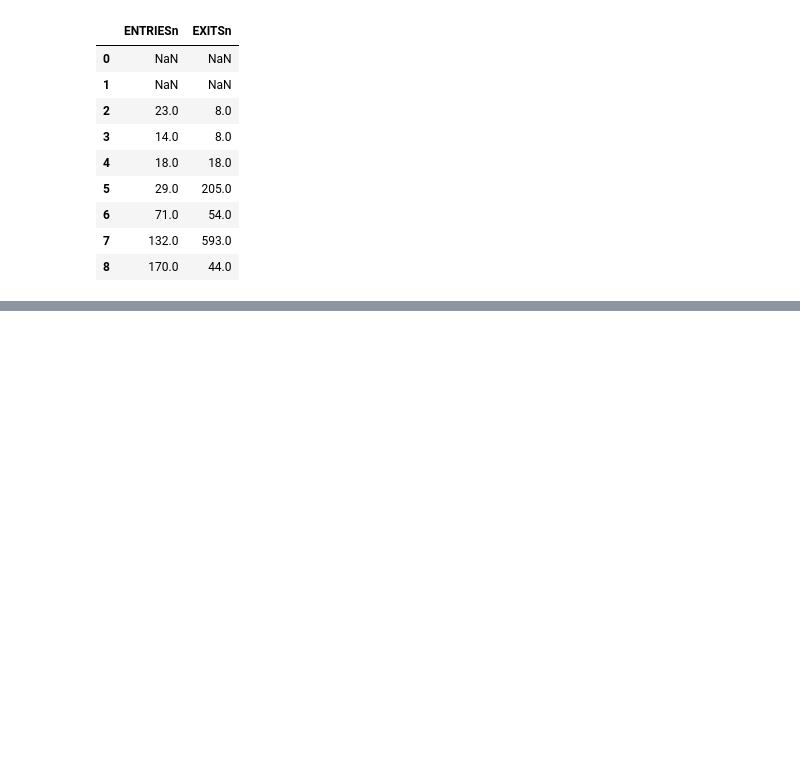
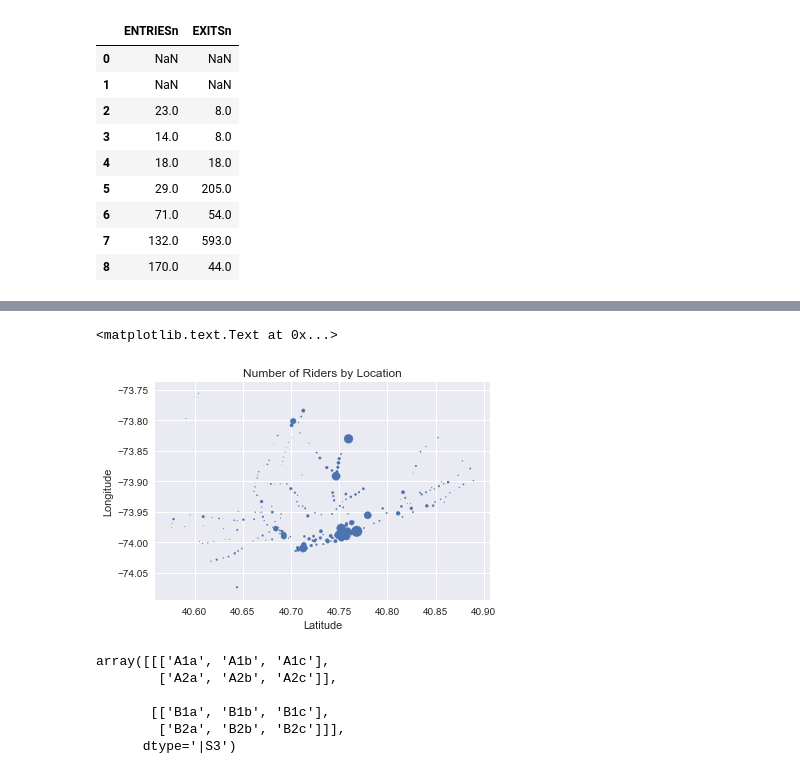
Before and after one commit to RedChueng/data_analysis_learning_in_udacity, a Jupyter notebook: Numpy_Pandas_Two_Dimensional.ipynb, the cells around one changed output, grey strips where cells are left out. Saved outputs shown, nothing was run; the diff lists cells and outputs as text; code cells hidden in the pictures; blank space fills up the shorter version.

```diff
--- a/Numpy_Pandas_Two_Dimensional.ipynb
+++ b/Numpy_Pandas_Two_Dimensional.ipynb
@@ -495,3 +507,19 @@ get_hourly_entries_and_exits(ridership_df).plot
 | 6 | 71.0 | 54.0 |
 | 7 | 132.0 | 593.0 |
 | 8 | 170.0 | 44.0 |
+# %%
+subway_df = pd.DataFrame({
+    'UNIT': ['R003', 'R003', 'R003', 'R003', 'R003', 'R004', 'R004', 'R004',
+             'R004', 'R004'],
+    'DATEn': ['05-01-11', '05-02-11', '05-03-11', '05-04-11', '05-05-11',
+              '05-01-11', '05-02-11', '05-03-11', '05-04-11', '05-05-11'],
+    'hour': [0, 0, 0, 0, 0, 0, 0, 0, 0, 0],
+    'ENTRIESn': [ 4388333,  4388348,  4389885,  4391507,  4393043, 14656120,
+                 14656174, 14660126, 14664247, 14668301],
+    'EXITSn': [ 2911002,  2911036,  2912127,  2913223,  2914284, 14451774,
+               14451851, 14454734, 14457780, 14460818],
+    'latitude': [ 40.689945,  40.689945,  40.689945,  40.689945,  40.689945,
+                  40.69132 ,  40.69132 ,  40.69132 ,  40.69132 ,  40.69132 ],
+    'longitude': [-73.872564, -73.872564, -73.872564, -73.872564, -73.872564,
+                  -73.867135, -73.867135, -73.867135, -73.867135, -73.867135]
+})
@@ -497,0 +581,25 @@ get_hourly_entries_and_exits(ridership_df).plot
+# %%
+## Make a plot of your choice here showing something interesting about the subway data.
+## Matplotlib documentation here: http://matplotlib.org/api/pyplot_api.html
+## Once you've got something you're happy with, share it on the forums!
+data_by_location = subway_df.groupby(['latitude', 'longitude'],as_index=False).mean()
+scaled_entries = np.pi * (data_by_location['ENTRIESn_hourly']/data_by_location['ENTRIESn_hourly'].std())**2
+plt.scatter(data_by_location['latitude'], data_by_location['longitude'], s =scaled_entries )
+plt.xlabel('Latitude')
+plt.ylabel('Longitude')
+plt.title('Number of Riders by Location')
+# %% [output]
+<matplotlib.text.Text at 0x...>
+[figure, added]
+# %%
+np.array([
+    [['A1a', 'A1b', 'A1c'], ['A2a', 'A2b', 'A2c']],
+    [['B1a', 'B1b', 'B1c'], ['B2a', 'B2b', 'B2c']]
+])
+# %% [output]
+array([[['A1a', 'A1b', 'A1c'],
+        ['A2a', 'A2b', 'A2c']],
+
+       [['B1a', 'B1b', 'B1c'],
+        ['B2a', 'B2b', 'B2c']]],
+      dtype='|S3')
```
Also changed, not shown: parts of 8 cells of this notebook.
